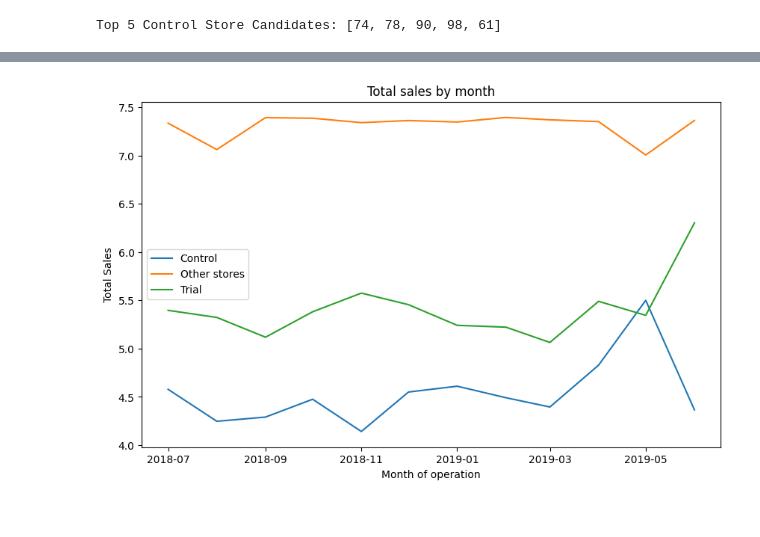
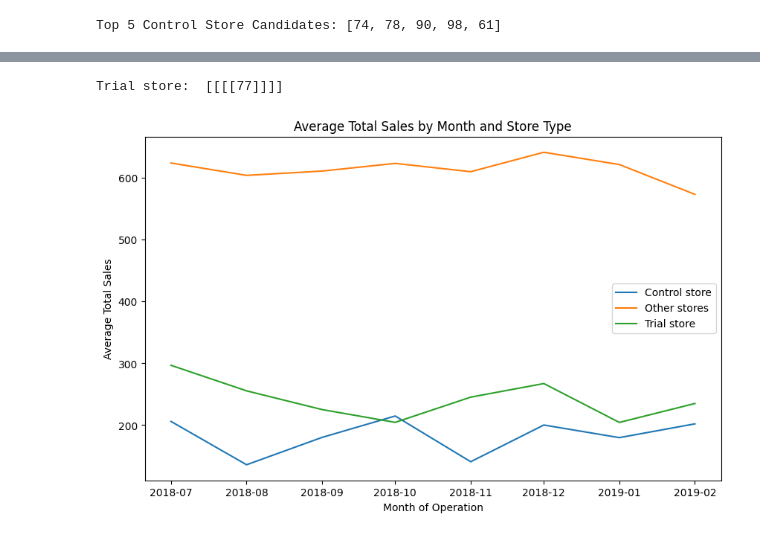
Before and after one commit to muhammad-zulfikar/quantium, a Jupyter notebook: quantium_task2.ipynb, the cells around one changed output, grey strips where cells are left out. Saved outputs shown, nothing was run; the diff lists cells and outputs as text; code cells hidden in the pictures.

```diff
--- a/quantium_task2.ipynb
+++ b/quantium_task2.ipynb
@@ -58,7 +50,7 @@ metrics = df.groupby(['STORE_NBR', 'YEARMONTH']).agg({
     'TXN_ID': 'count',
     'PROD_QTY': 'sum',
     'PROD_NAME': lambda x: ((x.str.lower().str.contains('chips')) | (x.str.lower().str.contains('chip'))).sum(),
-})
+}).reset_index()
 
 # Sort by store and month
 metrics = metrics.sort_values(['STORE_NBR', 'YEARMONTH'])
@@ -360,34 +314,46 @@ df
+# %%
+# Convert trial_store to a list
+trial_store = [trial_store]
+
+print("Trial store: ", trial_store)
+# %% [output]
+Trial store:  [[[[77]]]]
 # %%
-import pandas as pd
-import matplotlib.pyplot as plt
+# Create a new 'STORE_TYPE' column with default value 'Other stores'
+metrics['STORE_TYPE'] = 'Other stores'
 
-# Assuming you have a DataFrame named df with columns: YEARMONTH, STORE_NBR, TOT_SALES, Store_type
-# Create a new 'Store_type' column with default value 'Other stores'
-df['Store_type'] = 'Other stores'
+# Update the 'STORE_TYPE' column for trial and control stores
+metrics.loc[metrics['STORE_NBR'].isin(trial_store), 'STORE_TYPE'] = 'Trial store'
+metrics.loc[metrics['STORE_NBR'] == control_store, 'STORE_TYPE'] = 'Control store'
 
-# Update the 'Store_type' column for trial and control stores
-df.loc[df['STORE_NBR'].isin(trial_store), 'Store_type'] = 'Trial'
-df.loc[df['STORE_NBR'] == control_store, 'Store_type'] = 'Control'
+# Create a copy of the dataframe for plotting
+measureOverTimeSales = metrics.copy()
 
-# Create a 'totSales' column (assuming it's the total sales column)
-df['totSales'] = df.groupby(['YEARMONTH', 'Store_type'])['TOT_SALES'].transform('mean')
+# Convert 'YEARMONTH' to datetime format
+measureOverTimeSales['TransactionMonth'] = pd.to_datetime(measureOverTimeSales['YEARMONTH'], format='%Y%m')
 
-# Calculate mean total sales by month and store type
-pastSales = df.groupby(['YEARMONTH', 'Store_type'], as_index=False)['totSales'].mean()
+# Filter data for months before 201903
+pastSales = measureOverTimeSales[measureOverTimeSales['TransactionMonth'] < '2019-03']
 
-# Convert TransactionMonth to datetime format
-pastSales['TransactionMonth'] = pd.to_datetime(pastSales['YEARMONTH'], format='%Y%m')
+# Pivot table to average total sales for each store type per month
+pivot_table = pd.pivot_table(pastSales, values='TOT_SALES', index='TransactionMonth', columns='STORE_TYPE', aggfunc='mean', fill_value=0)
 
-# Plotting lines for each store type
+# Plotting
 plt.figure(figsize=(10, 6))
-for store_type in pastSales['Store_type'].unique():
-    store_data = pastSales[pastSales['Store_type'] == store_type]
-    plt.plot(store_data['TransactionMonth'], store_data['totSales'], label=store_type)
 
-plt.xlabel('Month of operation')
-plt.ylabel('Total Sales')
-plt.title('Total sales by month')
+# Plot lines for each Store_type
+for store_type in pivot_table.columns:
+    plt.plot(pivot_table.index, pivot_table[store_type], label=store_type)
+
+# Add labels and title
+plt.xlabel('Month of Operation')
+plt.ylabel('Average Total Sales')
+plt.title('Average Total Sales by Month and Store Type')
+
+# Add legend
 plt.legend()
+
+# Display the plot
 plt.show()
 # %% [output]
-[figure, old version]
+[figure, new version]
```
Also changed, not shown: parts of 13 cells of this notebook, 1 other file.
